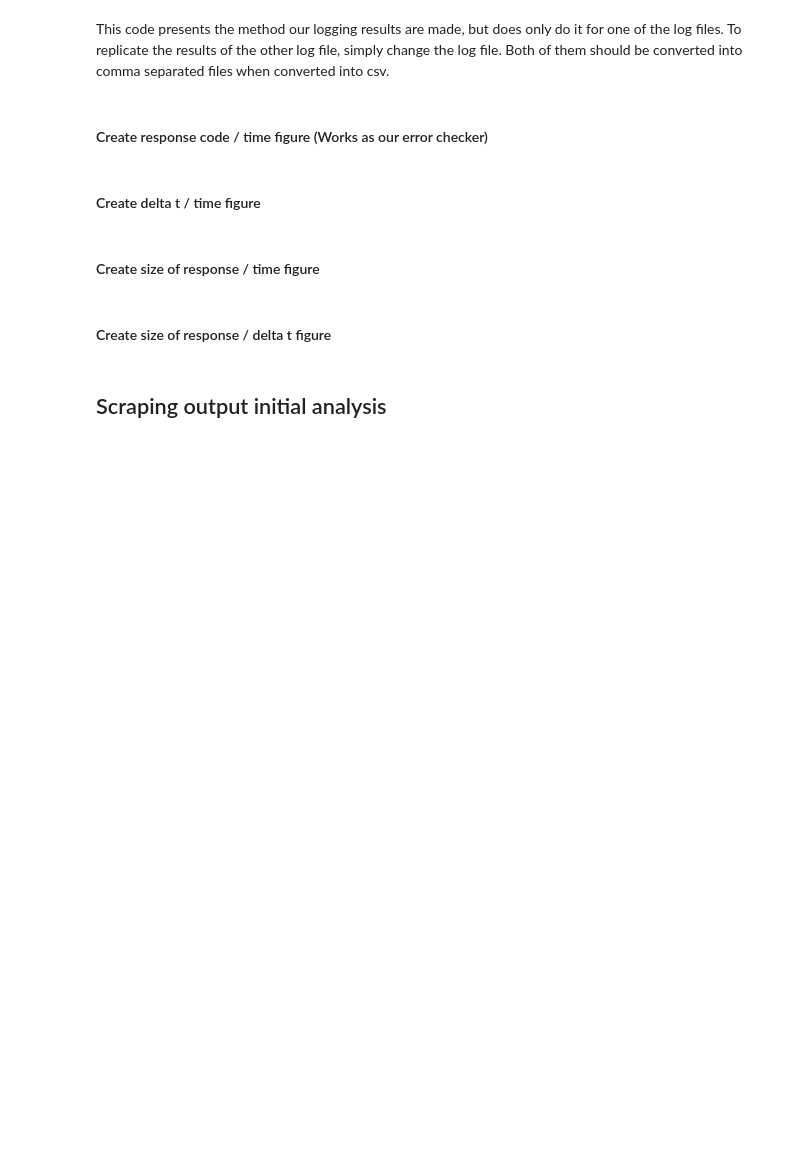
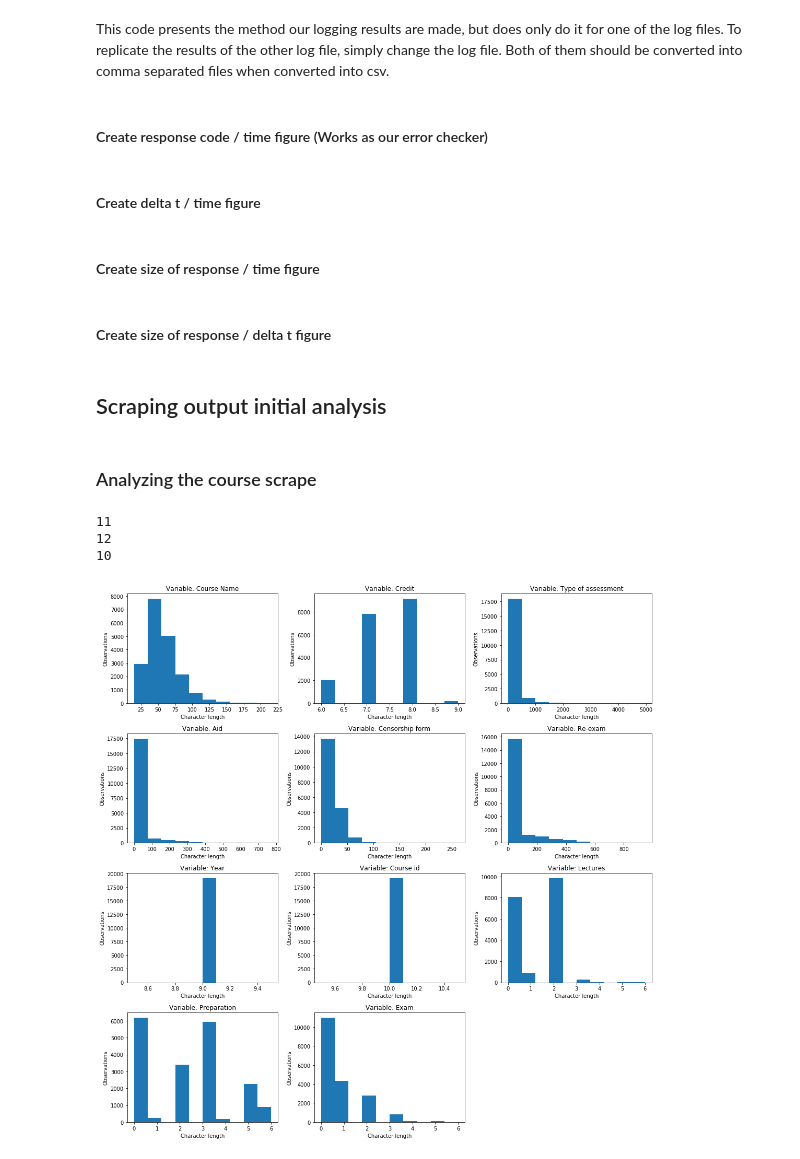
Before and after one commit to tnv875/Group18-NoTeeth, a Jupyter notebook: Exam project/1A Final Folder/Group 18 - Exam hand-in.ipynb, the cells around one changed output. Drawn from its saved outputs; the diff is of its cells as text; code cells hidden in the pictures; blank space fills up the shorter version.

```diff
--- a/Exam project/1A Final Folder/Group 18 - Exam hand-in.ipynb
+++ b/Exam project/1A Final Folder/Group 18 - Exam hand-in.ipynb
@@ -1025,0 +1035,48 @@ plt.scatter(log_df.delta_t,log_df.response_size)
+# %% [markdown]
+### Analyzing the course scrape
+# %%
+# We load the course scrape URL.
+dict_load = np.load('kurser_scrabe_ALL.npy', allow_pickle=True).item()
+dict_load;
+df = pd.DataFrame.from_dict(dict_load, orient='index')
+# %%
+# Variables we will use for our project:
+# We split the variables to the figures don´t get too big.
+chosen_ones_v1 = ['Course Name', 'Credit', 'Type of assessment', 'Aid', \
+        'Censorship form', 'Re-exam','Year', 'Course id','Lectures', \
+       'Preparation', 'Exam']#, \
+chosen_ones_v2 = [    'Total',     'Field Work', \
+       'Class Instruction', 'Practical exercises', \
+       'Seminar', 'Guidance',#, \
+'Class Seminar','Class Exercises', 'Study Groups', 'Exercises', \
+       'Exam Preparation', 'Excursions']#, \
+chosen_ones_v3 = [       'Course Preparation', 'Theory exercises', 'Project work',\
+       'Clinical practice', 'Colloquia', 'Laboratory', \
+       'E-Learning', 'Practical Training',  'Tutoring',\
+       'Manuduktion']
+
+name_list =[chosen_ones_v1,chosen_ones_v2,chosen_ones_v3]
+# %% [output]
+11
+12
+10
+# %%
+# Plotting the first set of variable in a for in loop. The figure will get too big if we dont split it up.
+f, ax = plt.subplots(figsize=(15,15))
+
+i=1
+
+# Running through each column, ie. scrapped variable.
+for col in name_list[0]:
+
+        plt.subplot(4, 3, i)
+        plt.hist(df[col].fillna('').apply(len))
+        plt.ylabel('Observations')
+        plt.xlabel('Character length')
+        plt.title('Variable: '+ str(col))
+        plt.tight_layout()
+        i=i+1
+
+f.savefig('histogram_of_course_scrape_FIRST.png')
+# %% [output]
+[figure, added]
```
Also changed, not shown: parts of 114 cells of this notebook.
